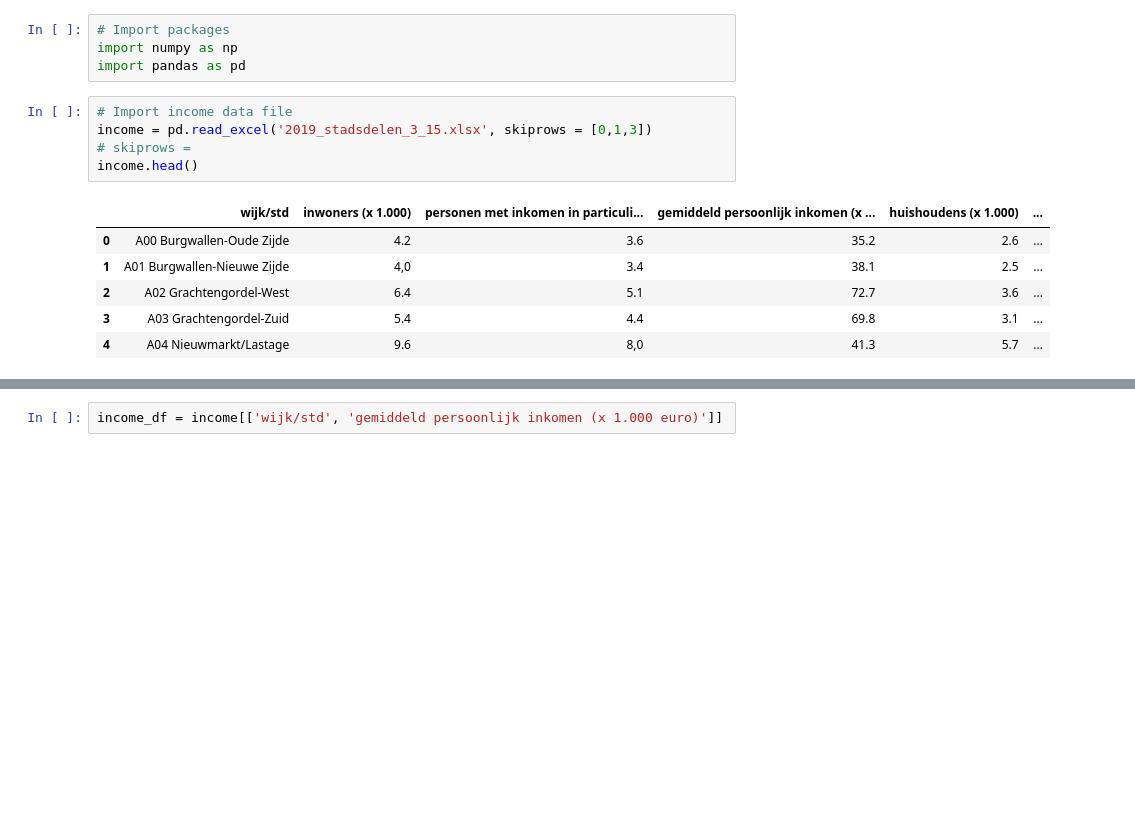
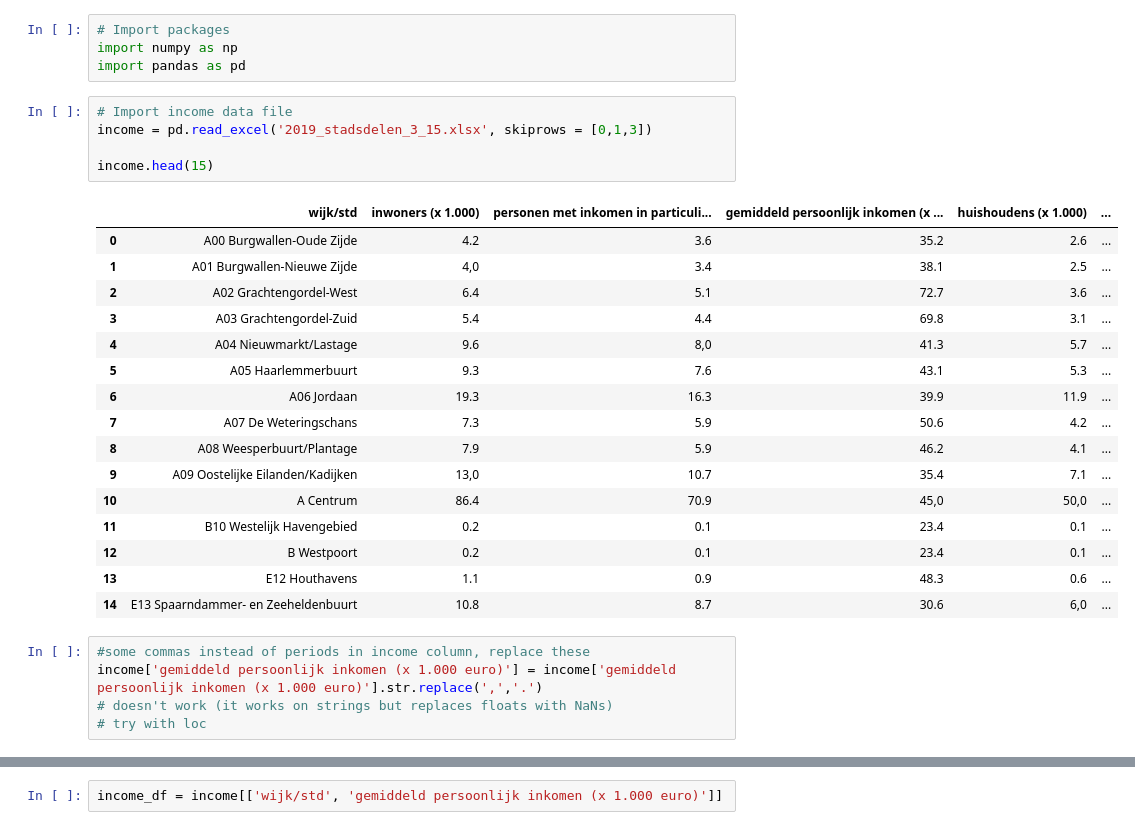
Before and after one commit to maaikedj/Ironhack-dataptams2020-project2, a Jupyter notebook: your-project/Maaike_project2.ipynb, the cells around one changed output, grey strips where cells are left out. Cells and saved outputs as stored; diff of their text form; blank space fills up the shorter version.

```diff
--- a/your-project/Maaike_project2.ipynb
+++ b/your-project/Maaike_project2.ipynb
@@ -7,12 +7,27 @@ import pandas as pd
 # %%
 # Import income data file
 income = pd.read_excel('2019_stadsdelen_3_15.xlsx', skiprows = [0,1,3])
-# skiprows =
-income.head()
+
+income.head(15)
 # %% [output]
 |  | wijk/std | inwoners (x 1.000) | personen met inkomen in particuli... | gemiddeld persoonlijk inkomen (x ... | huishoudens (x 1.000) | ... |
 | 0 | A00 Burgwallen-Oude Zijde | 4.2 | 3.6 | 35.2 | 2.6 | ... |
 | 1 | A01 Burgwallen-Nieuwe Zijde | 4,0 | 3.4 | 38.1 | 2.5 | ... |
 | 2 | A02 Grachtengordel-West | 6.4 | 5.1 | 72.7 | 3.6 | ... |
 | 3 | A03 Grachtengordel-Zuid | 5.4 | 4.4 | 69.8 | 3.1 | ... |
 | 4 | A04 Nieuwmarkt/Lastage | 9.6 | 8,0 | 41.3 | 5.7 | ... |
+| 5 | A05 Haarlemmerbuurt | 9.3 | 7.6 | 43.1 | 5.3 | ... |
+| 6 | A06 Jordaan | 19.3 | 16.3 | 39.9 | 11.9 | ... |
+| 7 | A07 De Weteringschans | 7.3 | 5.9 | 50.6 | 4.2 | ... |
+| 8 | A08 Weesperbuurt/Plantage | 7.9 | 5.9 | 46.2 | 4.1 | ... |
+| 9 | A09 Oostelijke Eilanden/Kadijken | 13,0 | 10.7 | 35.4 | 7.1 | ... |
+| 10 | A Centrum | 86.4 | 70.9 | 45,0 | 50,0 | ... |
+| 11 | B10 Westelijk Havengebied | 0.2 | 0.1 | 23.4 | 0.1 | ... |
+| 12 | B Westpoort | 0.2 | 0.1 | 23.4 | 0.1 | ... |
+| 13 | E12 Houthavens | 1.1 | 0.9 | 48.3 | 0.6 | ... |
+| 14 | E13 Spaarndammer- en Zeeheldenbuurt | 10.8 | 8.7 | 30.6 | 6,0 | ... |
+# %%
+#some commas instead of periods in income column, replace these
+income['gemiddeld persoonlijk inkomen (x 1.000 euro)'] = income['gemiddeld persoonlijk inkomen (x 1.000 euro)'].str.replace(',','.')
+# doesn't work (it works on strings but replaces floats with NaNs)
+# try with loc
```
Also changed, not shown: parts of 17 cells of this notebook.
